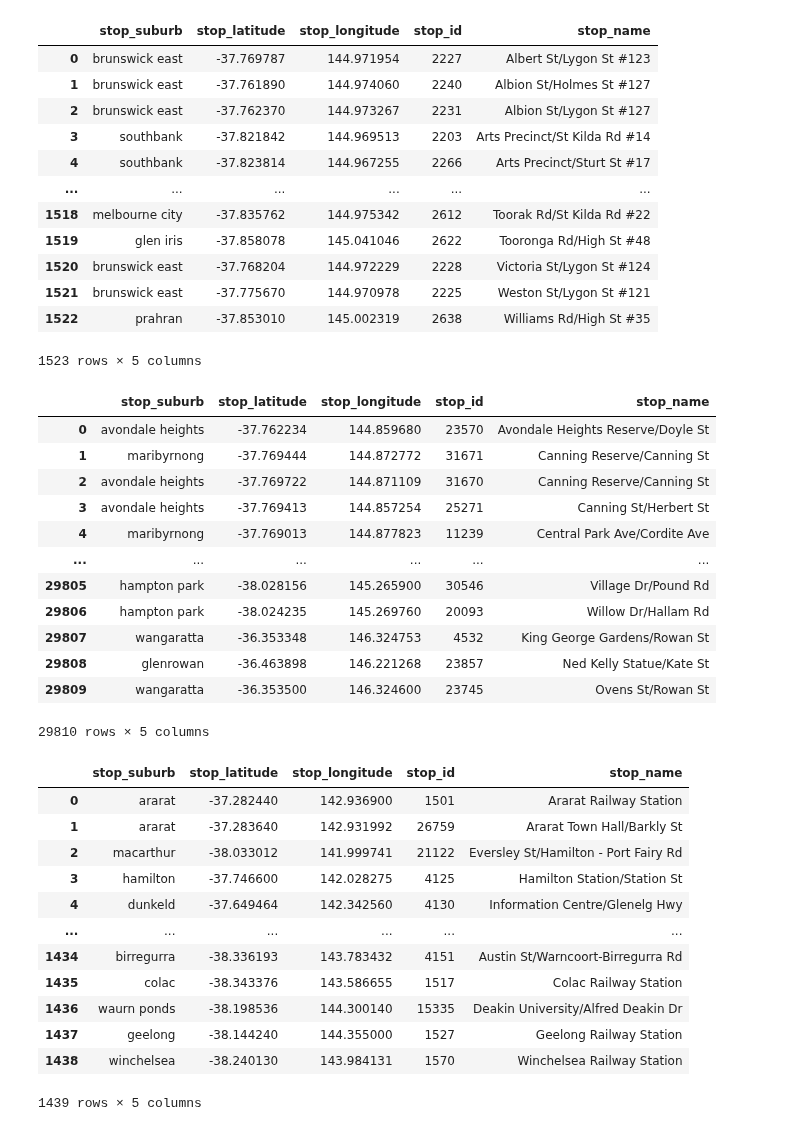
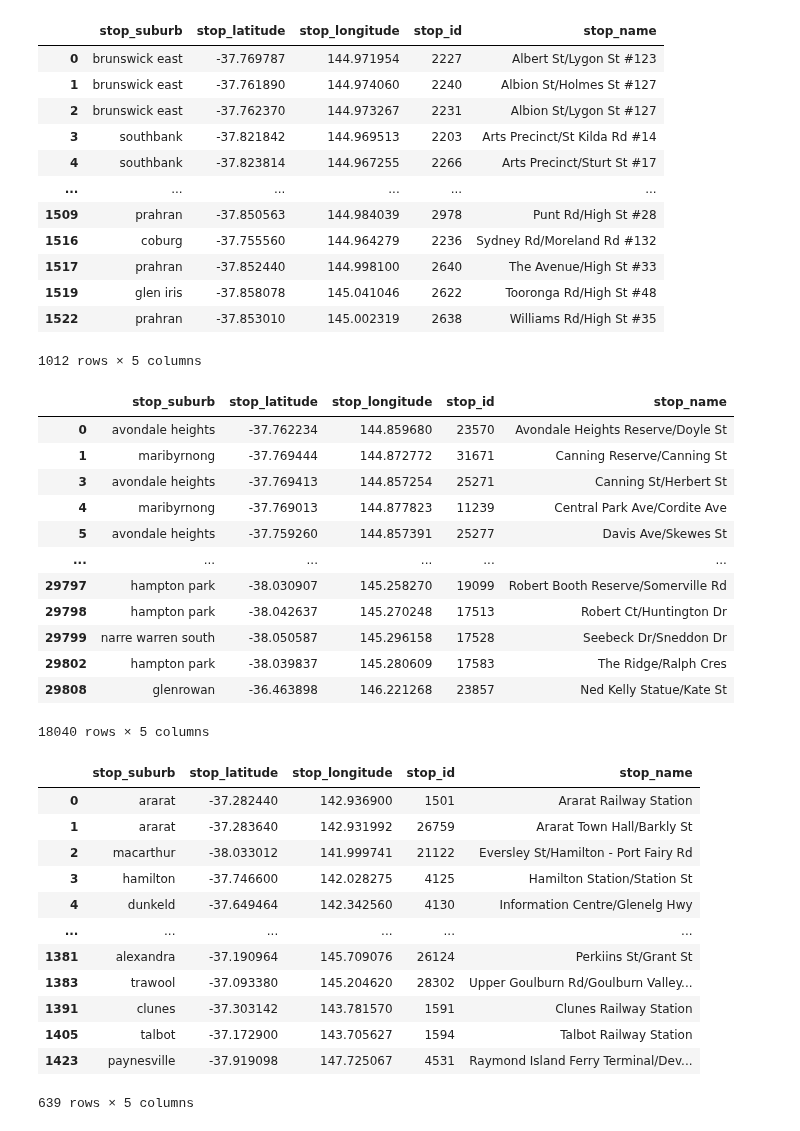
Before and after one commit to MAST30034-Applied-Data-Science/generic-real-estate-consulting-project-group-12, a Jupyter notebook: notebooks/get_ptv.ipynb, the cells around one changed output. Cells and saved outputs as stored; diff of their text form; code cells hidden in the pictures.

```diff
--- a/notebooks/get_ptv.ipynb
+++ b/notebooks/get_ptv.ipynb
@@ -88,7 +91,17 @@ train_stops_file
+# %%
+def change_name(text):
+    if(text == 'melbourne city'):
+        return 'melbourne'
+    else:
+        return text
+train_stops_file['stop_suburb'] = train_stops_file['stop_suburb'].apply(change_name)
 # %%
 tram_stops_file = pd.read_json('../data/stops_file_1.json')
 tram_stops_file = tram_stops_file[['stop_suburb','stop_latitude','stop_longitude','stop_id','stop_name']]
 tram_stops_file['stop_suburb'] = tram_stops_file['stop_suburb'].apply(to_lower)
+tram_stops_file['stop_name'] = tram_stops_file['stop_name'].drop_duplicates()
+tram_stops_file['stop_suburb'] = tram_stops_file['stop_suburb'].apply(change_name)
+tram_stops_file = tram_stops_file.dropna()
 tram_stops_file
 # %% [output]
 |  | stop_suburb | stop_latitude | stop_longitude | stop_id | stop_name |
@@ -98,35 +111,41 @@ tram_stops_file
 | 3 | southbank | -37.821842 | 144.969513 | 2203 | Arts Precinct/St Kilda Rd #14 |
 | 4 | southbank | -37.823814 | 144.967255 | 2266 | Arts Precinct/Sturt St #17 |
 | ... | ... | ... | ... | ... | ... |
-| 1518 | melbourne city | -37.835762 | 144.975342 | 2612 | Toorak Rd/St Kilda Rd #22 |
+| 1509 | prahran | -37.850563 | 144.984039 | 2978 | Punt Rd/High St #28 |
+| 1516 | coburg | -37.755560 | 144.964279 | 2236 | Sydney Rd/Moreland Rd #132 |
+| 1517 | prahran | -37.852440 | 144.998100 | 2640 | The Avenue/High St #33 |
 | 1519 | glen iris | -37.858078 | 145.041046 | 2622 | Tooronga Rd/High St #48 |
-| 1520 | brunswick east | -37.768204 | 144.972229 | 2228 | Victoria St/Lygon St #124 |
-| 1521 | brunswick east | -37.775670 | 144.970978 | 2225 | Weston St/Lygon St #121 |
 | 1522 | prahran | -37.853010 | 145.002319 | 2638 | Williams Rd/High St #35 |
-1523 rows × 5 columns
+1012 rows × 5 columns
 # %%
 bus_stops_file = pd.read_json('../data/stops_file_2.json')
 bus_stops_file = bus_stops_file[['stop_suburb','stop_latitude','stop_longitude','stop_id','stop_name']]
 bus_stops_file['stop_suburb'] = bus_stops_file['stop_suburb'].apply(to_lower)
+bus_stops_file['stop_name'] = bus_stops_file['stop_name'].drop_duplicates()
+bus_stops_file['stop_suburb'] = bus_stops_file['stop_suburb'].apply(change_name)
+bus_stops_file = bus_stops_file.dropna()
 bus_stops_file
 # %% [output]
 |  | stop_suburb | stop_latitude | stop_longitude | stop_id | stop_name |
 | 0 | avondale heights | -37.762234 | 144.859680 | 23570 | Avondale Heights Reserve/Doyle St |
 | 1 | maribyrnong | -37.769444 | 144.872772 | 31671 | Canning Reserve/Canning St |
-| 2 | avondale heights | -37.769722 | 144.871109 | 31670 | Canning Reserve/Canning St |
 | 3 | avondale heights | -37.769413 | 144.857254 | 25271 | Canning St/Herbert St |
 | 4 | maribyrnong | -37.769013 | 144.877823 | 11239 | Central Park Ave/Cordite Ave |
+| 5 | avondale heights | -37.759260 | 144.857391 | 25277 | Davis Ave/Skewes St |
 | ... | ... | ... | ... | ... | ... |
-| 29805 | hampton park | -38.028156 | 145.265900 | 30546 | Village Dr/Pound Rd |
-| 29806 | hampton park | -38.024235 | 145.269760 | 20093 | Willow Dr/Hallam Rd |
-| 29807 | wangaratta | -36.353348 | 146.324753 | 4532 | King George Gardens/Rowan St |
+| 29797 | hampton park | -38.030907 | 145.258270 | 19099 | Robert Booth Reserve/Somerville Rd |
+| 29798 | hampton park | -38.042637 | 145.270248 | 17513 | Robert Ct/Huntington Dr |
+| 29799 | narre warren south | -38.050587 | 145.296158 | 17528 | Seebeck Dr/Sneddon Dr |
+| 29802 | hampton park | -38.039837 | 145.280609 | 17583 | The Ridge/Ralph Cres |
 | 29808 | glenrowan | -36.463898 | 146.221268 | 23857 | Ned Kelly Statue/Kate St |
-| 29809 | wangaratta | -36.353500 | 146.324600 | 23745 | Ovens St/Rowan St |
-29810 rows × 5 columns
+18040 rows × 5 columns
 # %%
 vline_stops_file = pd.read_json('../data/stops_file_3.json')
 vline_stops_file = vline_stops_file[['stop_suburb','stop_latitude','stop_longitude','stop_id','stop_name']]
 vline_stops_file['stop_suburb'] = vline_stops_file['stop_suburb'].apply(to_lower)
+vline_stops_file['stop_name'] = vline_stops_file['stop_name'].drop_duplicates()
+vline_stops_file['stop_suburb'] = vline_stops_file['stop_suburb'].apply(change_name)
+vline_stops_file = vline_stops_file.dropna()
 vline_stops_file
 # %% [output]
 |  | stop_suburb | stop_latitude | stop_longitude | stop_id | stop_name |
@@ -136,9 +155,9 @@ vline_stops_file
 | 3 | hamilton | -37.746600 | 142.028275 | 4125 | Hamilton Station/Station St |
 | 4 | dunkeld | -37.649464 | 142.342560 | 4130 | Information Centre/Glenelg Hwy |
 | ... | ... | ... | ... | ... | ... |
-| 1434 | birregurra | -38.336193 | 143.783432 | 4151 | Austin St/Warncoort-Birregurra Rd |
-| 1435 | colac | -38.343376 | 143.586655 | 1517 | Colac Railway Station |
-| 1436 | waurn ponds | -38.198536 | 144.300140 | 15335 | Deakin University/Alfred Deakin Dr |
-| 1437 | geelong | -38.144240 | 144.355000 | 1527 | Geelong Railway Station |
-| 1438 | winchelsea | -38.240130 | 143.984131 | 1570 | Winchelsea Railway Station |
+| 1381 | alexandra | -37.190964 | 145.709076 | 26124 | Perkiins St/Grant St |
+| 1383 | trawool | -37.093380 | 145.204620 | 28302 | Upper Goulburn Rd/Goulburn Valley... |
+| 1391 | clunes | -37.303142 | 143.781570 | 1591 | Clunes Railway Station |
+| 1405 | talbot | -37.172900 | 143.705627 | 1594 | Talbot Railway Station |
+| 1423 | paynesville | -37.919098 | 147.725067 | 4531 | Raymond Island Ferry Terminal/Dev... |
-1439 rows × 5 columns
+639 rows × 5 columns
```
Also changed, not shown: parts of 12 cells of this notebook.
